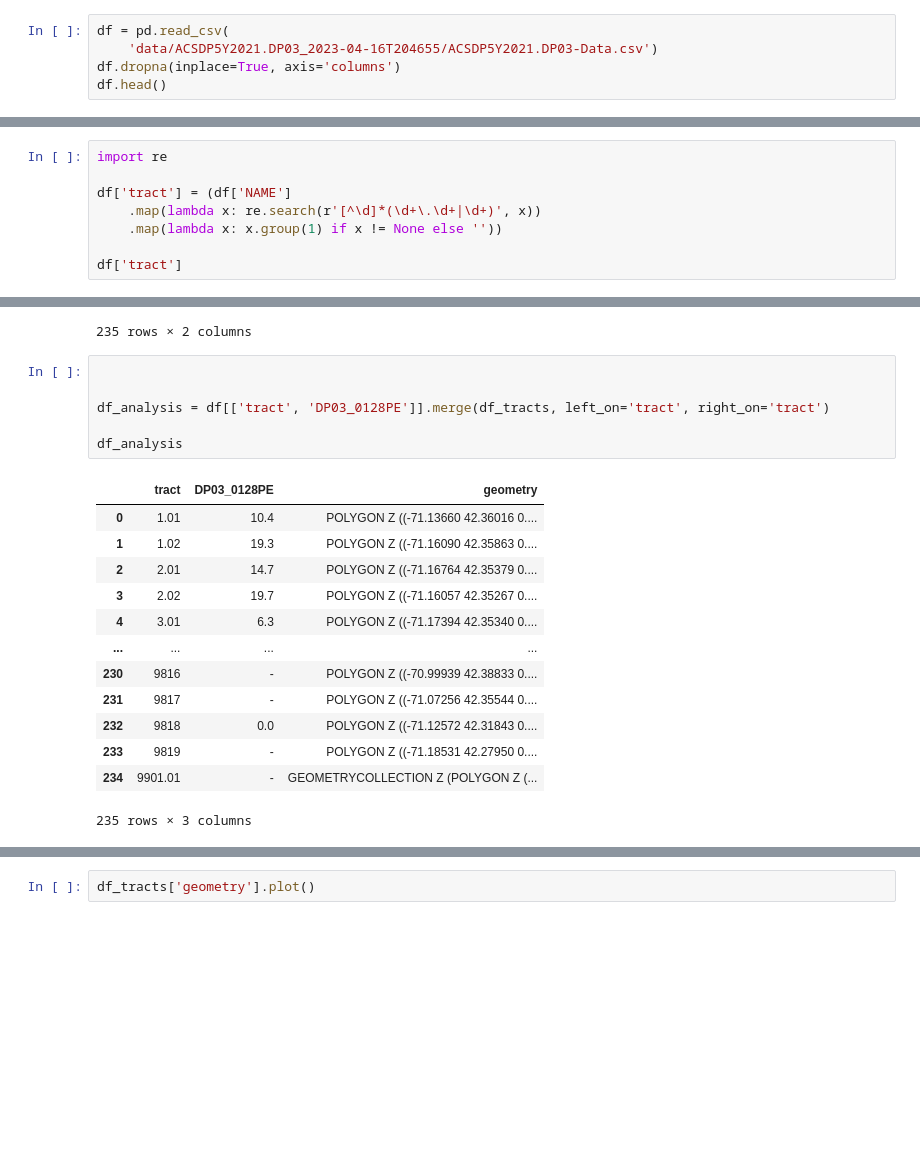
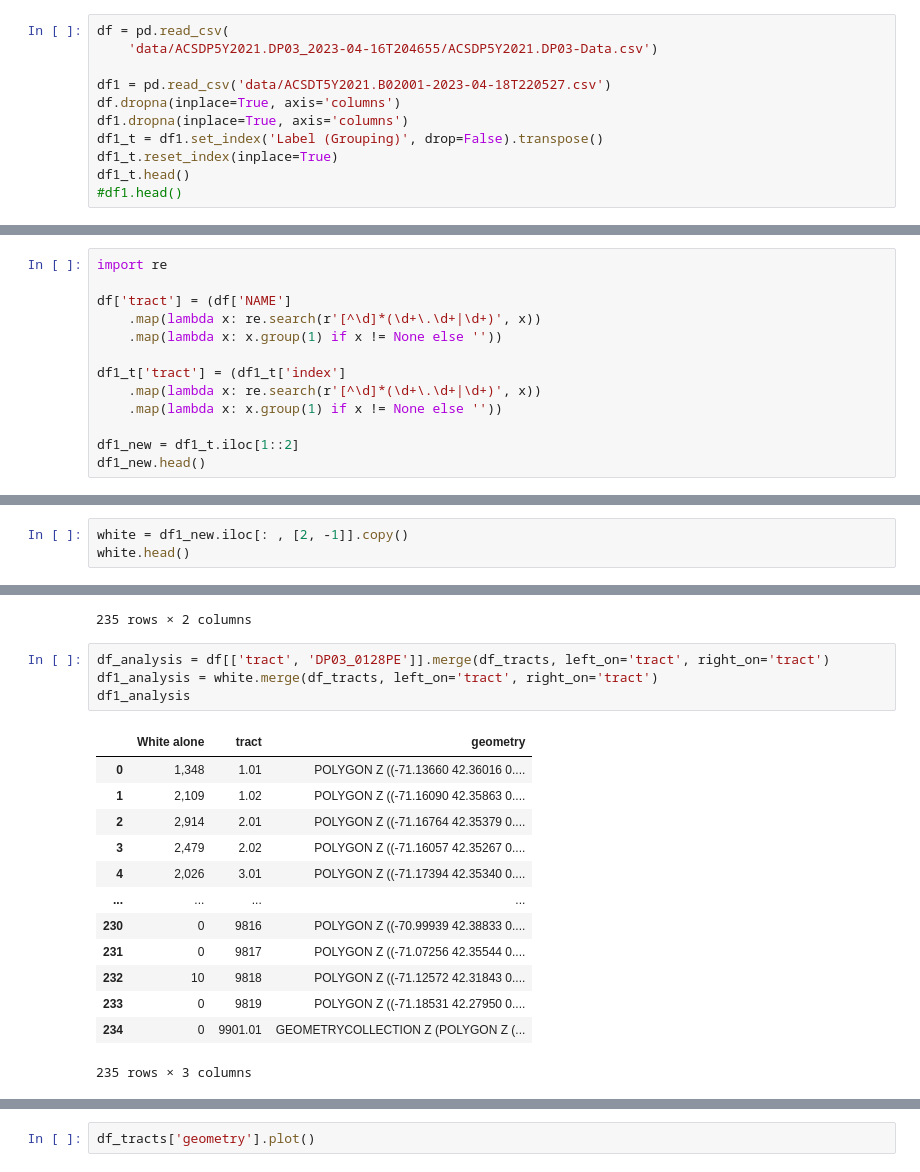
Before and after one commit to BU-Spark/ds-councilor-lara-ubi, a Jupyter notebook: spring23-team-2/maps_visuals.ipynb, the cells around one changed output, grey strips where cells are left out. Saved outputs shown, nothing was run; the diff lists cells and outputs as text; blank space fills up the shorter version.

```diff
--- a/spring23-team-2/maps_visuals.ipynb
+++ b/spring23-team-2/maps_visuals.ipynb
@@ -41,6 +41,12 @@ df_tracts['geometry'].plot()
 # %%
 df = pd.read_csv(
     'data/ACSDP5Y2021.DP03_2023-04-16T204655/ACSDP5Y2021.DP03-Data.csv')
+
+df1 = pd.read_csv('data/ACSDT5Y2021.B02001-2023-04-18T220527.csv')
 df.dropna(inplace=True, axis='columns')
-df.head()
+df1.dropna(inplace=True, axis='columns')
+df1_t = df1.set_index('Label (Grouping)', drop=False).transpose()
+df1_t.reset_index(inplace=True)
+df1_t.head()
+#df1.head()
 # %% [output]
@@ -58,5 +63,10 @@ df['tract'] = (df['NAME']
     .map(lambda x: re.search(r'[^\d]*(\d+\.\d+|\d+)', x))
     .map(lambda x: x.group(1) if x != None else ''))
 
-df['tract']
+df1_t['tract'] = (df1_t['index']
+    .map(lambda x: re.search(r'[^\d]*(\d+\.\d+|\d+)', x))
+    .map(lambda x: x.group(1) if x != None else ''))
+
+df1_new = df1_t.iloc[1::2]
+df1_new.head()
 # %% [output]
@@ -90,0 +79,3 @@ df[['tract', 'DP03_0128PE']]
+# %%
+white = df1_new.iloc[: , [2, -1]].copy()
+white.head()
@@ -105,22 +103,20 @@ df_tracts
 | 1424 | 9901.01 | GEOMETRYCOLLECTION Z (POLYGON Z (... |
 235 rows × 2 columns
 # %%
-
-
 df_analysis = df[['tract', 'DP03_0128PE']].merge(df_tracts, left_on='tract', right_on='tract')
-
-df_analysis
+df1_analysis = white.merge(df_tracts, left_on='tract', right_on='tract')
+df1_analysis
 # %% [output]
-|  | tract | DP03_0128PE | geometry |
-| 0 | 1.01 | 10.4 | POLYGON Z ((-71.13660 42.36016 0.... |
-| 1 | 1.02 | 19.3 | POLYGON Z ((-71.16090 42.35863 0.... |
-| 2 | 2.01 | 14.7 | POLYGON Z ((-71.16764 42.35379 0.... |
-| 3 | 2.02 | 19.7 | POLYGON Z ((-71.16057 42.35267 0.... |
-| 4 | 3.01 | 6.3 | POLYGON Z ((-71.17394 42.35340 0.... |
+|  | White alone | tract | geometry |
+| 0 | 1,348 | 1.01 | POLYGON Z ((-71.13660 42.36016 0.... |
+| 1 | 2,109 | 1.02 | POLYGON Z ((-71.16090 42.35863 0.... |
+| 2 | 2,914 | 2.01 | POLYGON Z ((-71.16764 42.35379 0.... |
+| 3 | 2,479 | 2.02 | POLYGON Z ((-71.16057 42.35267 0.... |
+| 4 | 2,026 | 3.01 | POLYGON Z ((-71.17394 42.35340 0.... |
 | ... | ... | ... | ... |
-| 230 | 9816 | - | POLYGON Z ((-70.99939 42.38833 0.... |
-| 231 | 9817 | - | POLYGON Z ((-71.07256 42.35544 0.... |
-| 232 | 9818 | 0.0 | POLYGON Z ((-71.12572 42.31843 0.... |
-| 233 | 9819 | - | POLYGON Z ((-71.18531 42.27950 0.... |
-| 234 | 9901.01 | - | GEOMETRYCOLLECTION Z (POLYGON Z (... |
+| 230 | 0 | 9816 | POLYGON Z ((-70.99939 42.38833 0.... |
+| 231 | 0 | 9817 | POLYGON Z ((-71.07256 42.35544 0.... |
+| 232 | 10 | 9818 | POLYGON Z ((-71.12572 42.31843 0.... |
+| 233 | 0 | 9819 | POLYGON Z ((-71.18531 42.27950 0.... |
+| 234 | 0 | 9901.01 | GEOMETRYCOLLECTION Z (POLYGON Z (... |
 235 rows × 3 columns
```
Also changed, not shown: parts of 8 cells of this notebook, 1 other file.
